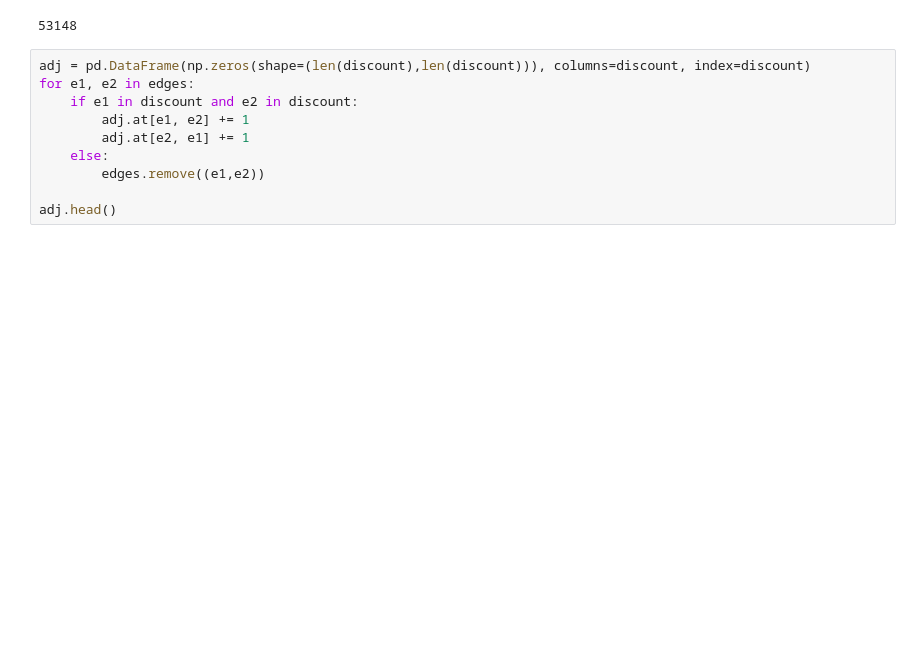
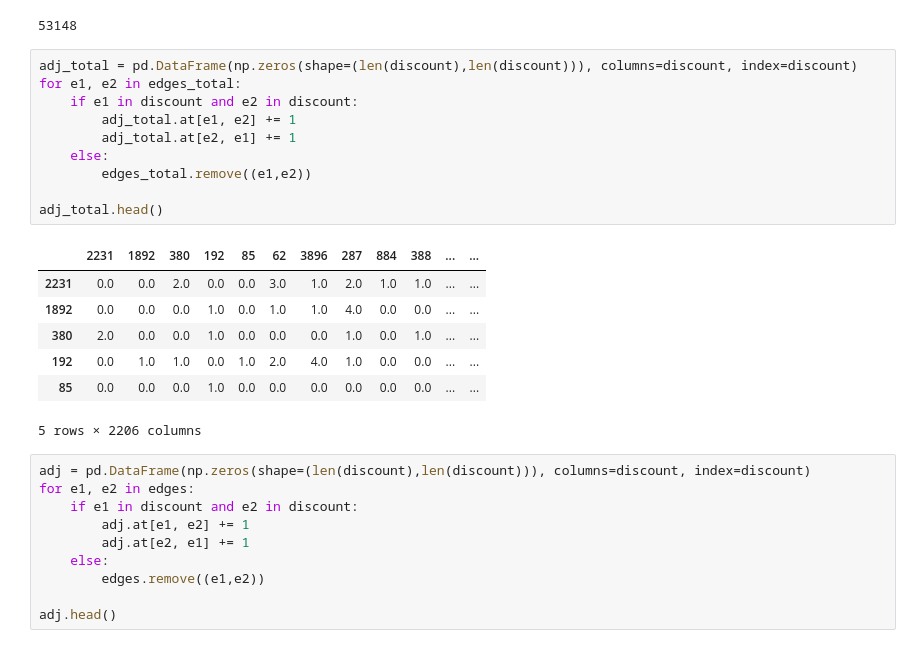
Before and after one commit to othmanbck/ntds_project_2018, a Jupyter notebook: Different Adjacency/CoAppearance-bechdel/Adj-CoApp-bechdel.ipynb, the cells around one changed output. Drawn from its saved outputs; the diff is of its cells as text; blank space fills up the shorter version.

```diff
--- a/Different Adjacency/CoAppearance-bechdel/Adj-CoApp-bechdel.ipynb
+++ b/Different Adjacency/CoAppearance-bechdel/Adj-CoApp-bechdel.ipynb
@@ -318,6 +320,24 @@ len(features)
 len(edges)
 # %% [output]
 53148
+# %%
+adj_total = pd.DataFrame(np.zeros(shape=(len(discount),len(discount))), columns=discount, index=discount)
+for e1, e2 in edges_total:
+    if e1 in discount and e2 in discount:
+        adj_total.at[e1, e2] += 1
+        adj_total.at[e2, e1] += 1
+    else:
+        edges_total.remove((e1,e2))
+
+adj_total.head()
+# %% [output]
+|  | 2231 | 1892 | 380 | 192 | 85 | 62 | 3896 | 287 | 884 | 388 | ... | ... |
+| 2231 | 0.0 | 0.0 | 2.0 | 0.0 | 0.0 | 3.0 | 1.0 | 2.0 | 1.0 | 1.0 | ... | ... |
+| 1892 | 0.0 | 0.0 | 0.0 | 1.0 | 0.0 | 1.0 | 1.0 | 4.0 | 0.0 | 0.0 | ... | ... |
+| 380 | 2.0 | 0.0 | 0.0 | 1.0 | 0.0 | 0.0 | 0.0 | 1.0 | 0.0 | 1.0 | ... | ... |
+| 192 | 0.0 | 1.0 | 1.0 | 0.0 | 1.0 | 2.0 | 4.0 | 1.0 | 0.0 | 0.0 | ... | ... |
+| 85 | 0.0 | 0.0 | 0.0 | 1.0 | 0.0 | 0.0 | 0.0 | 0.0 | 0.0 | 0.0 | ... | ... |
+5 rows × 2206 columns
 # %%
 adj = pd.DataFrame(np.zeros(shape=(len(discount),len(discount))), columns=discount, index=discount)
 for e1, e2 in edges:
```
Also changed, not shown: parts of 7 cells of this notebook, 15 other files.
